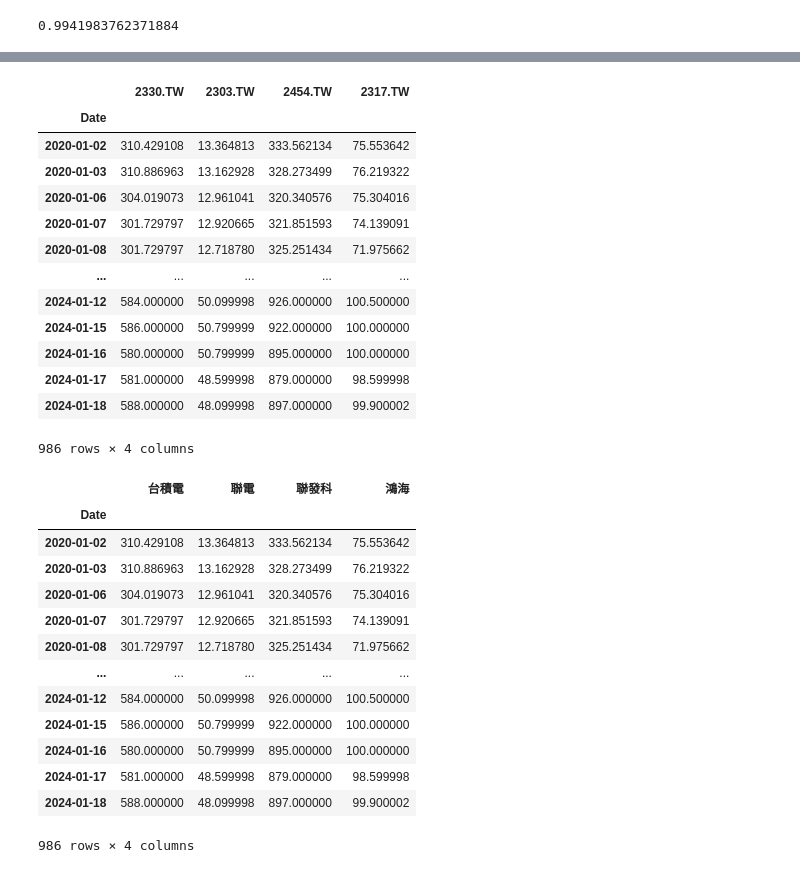
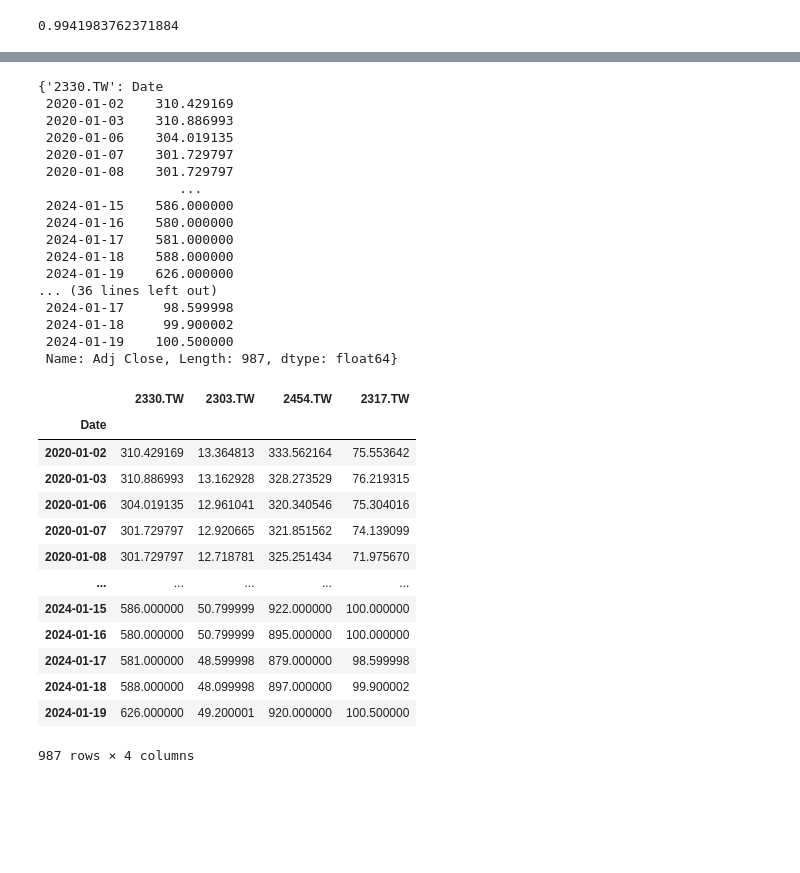
Before and after one commit to EsterWang65/PythonClass, a Jupyter notebook: 0118LESSON20/0118LESSON20.ipynb, the cells around one changed output, grey strips where cells are left out. Drawn from its saved outputs; the diff is of its cells as text; code cells hidden in the pictures; blank space fills up the shorter version.

```diff
--- a/0118LESSON20/0118LESSON20.ipynb
+++ b/0118LESSON20/0118LESSON20.ipynb
@@ -117,36 +137,37 @@ Date
 # %%
+##選取想要的數據資料並將其轉換為DataFrame
+display({ticks:data["Adj Close"] for ticks,data in all_data.items()})
 df2 = pd.DataFrame({ticks:data["Adj Close"] for ticks,data in all_data.items()})
 df2
 # %% [output]
+{'2330.TW': Date
+ 2020-01-02    310.429169
+ 2020-01-03    310.886993
+ 2020-01-06    304.019135
+ 2020-01-07    301.729797
+ 2020-01-08    301.729797
+                  ...
+ 2024-01-15    586.000000
+ 2024-01-16    580.000000
+ 2024-01-17    581.000000
+ 2024-01-18    588.000000
+ 2024-01-19    626.000000
+... (36 lines left out)
+ 2024-01-17     98.599998
+ 2024-01-18     99.900002
+ 2024-01-19    100.500000
+ Name: Adj Close, Length: 987, dtype: float64}
 |  | 2330.TW | 2303.TW | 2454.TW | 2317.TW |
 | Date |  |  |  |  |
-| 2020-01-02 | 310.429108 | 13.364813 | 333.562134 | 75.553642 |
-| 2020-01-03 | 310.886963 | 13.162928 | 328.273499 | 76.219322 |
-| 2020-01-06 | 304.019073 | 12.961041 | 320.340576 | 75.304016 |
-| 2020-01-07 | 301.729797 | 12.920665 | 321.851593 | 74.139091 |
-| 2020-01-08 | 301.729797 | 12.718780 | 325.251434 | 71.975662 |
+| 2020-01-02 | 310.429169 | 13.364813 | 333.562164 | 75.553642 |
+| 2020-01-03 | 310.886993 | 13.162928 | 328.273529 | 76.219315 |
+| 2020-01-06 | 304.019135 | 12.961041 | 320.340546 | 75.304016 |
+| 2020-01-07 | 301.729797 | 12.920665 | 321.851562 | 74.139099 |
+| 2020-01-08 | 301.729797 | 12.718781 | 325.251434 | 71.975670 |
 | ... | ... | ... | ... | ... |
-| 2024-01-12 | 584.000000 | 50.099998 | 926.000000 | 100.500000 |
 | 2024-01-15 | 586.000000 | 50.799999 | 922.000000 | 100.000000 |
 | 2024-01-16 | 580.000000 | 50.799999 | 895.000000 | 100.000000 |
 | 2024-01-17 | 581.000000 | 48.599998 | 879.000000 | 98.599998 |
 | 2024-01-18 | 588.000000 | 48.099998 | 897.000000 | 99.900002 |
+| 2024-01-19 | 626.000000 | 49.200001 | 920.000000 | 100.500000 |
-986 rows × 4 columns
+987 rows × 4 columns
-# %%
-df2.rename({"2330.TW":"台積電","2303.TW":"聯電","2454.TW":"聯發科","2317.TW":"鴻海"},axis = 1)
-df2
-# %% [output]
-|  | 台積電 | 聯電 | 聯發科 | 鴻海 |
-| Date |  |  |  |  |
-| 2020-01-02 | 310.429108 | 13.364813 | 333.562134 | 75.553642 |
-| 2020-01-03 | 310.886963 | 13.162928 | 328.273499 | 76.219322 |
-| 2020-01-06 | 304.019073 | 12.961041 | 320.340576 | 75.304016 |
-| 2020-01-07 | 301.729797 | 12.920665 | 321.851593 | 74.139091 |
-| 2020-01-08 | 301.729797 | 12.718780 | 325.251434 | 71.975662 |
-| ... | ... | ... | ... | ... |
-| 2024-01-12 | 584.000000 | 50.099998 | 926.000000 | 100.500000 |
-| 2024-01-15 | 586.000000 | 50.799999 | 922.000000 | 100.000000 |
-| 2024-01-16 | 580.000000 | 50.799999 | 895.000000 | 100.000000 |
-| 2024-01-17 | 581.000000 | 48.599998 | 879.000000 | 98.599998 |
-| 2024-01-18 | 588.000000 | 48.099998 | 897.000000 | 99.900002 |
-986 rows × 4 columns
```
Also changed, not shown: parts of 14 cells of this notebook.
